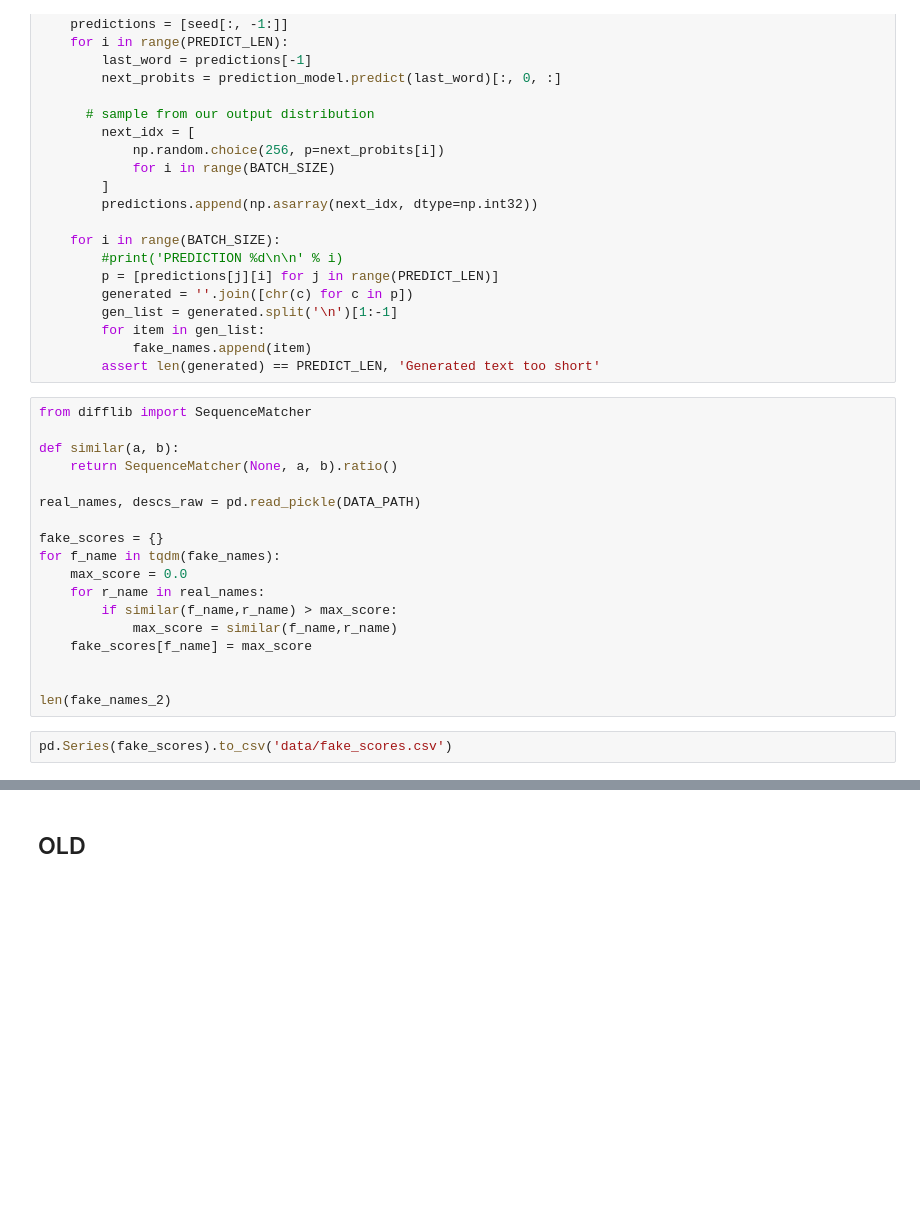
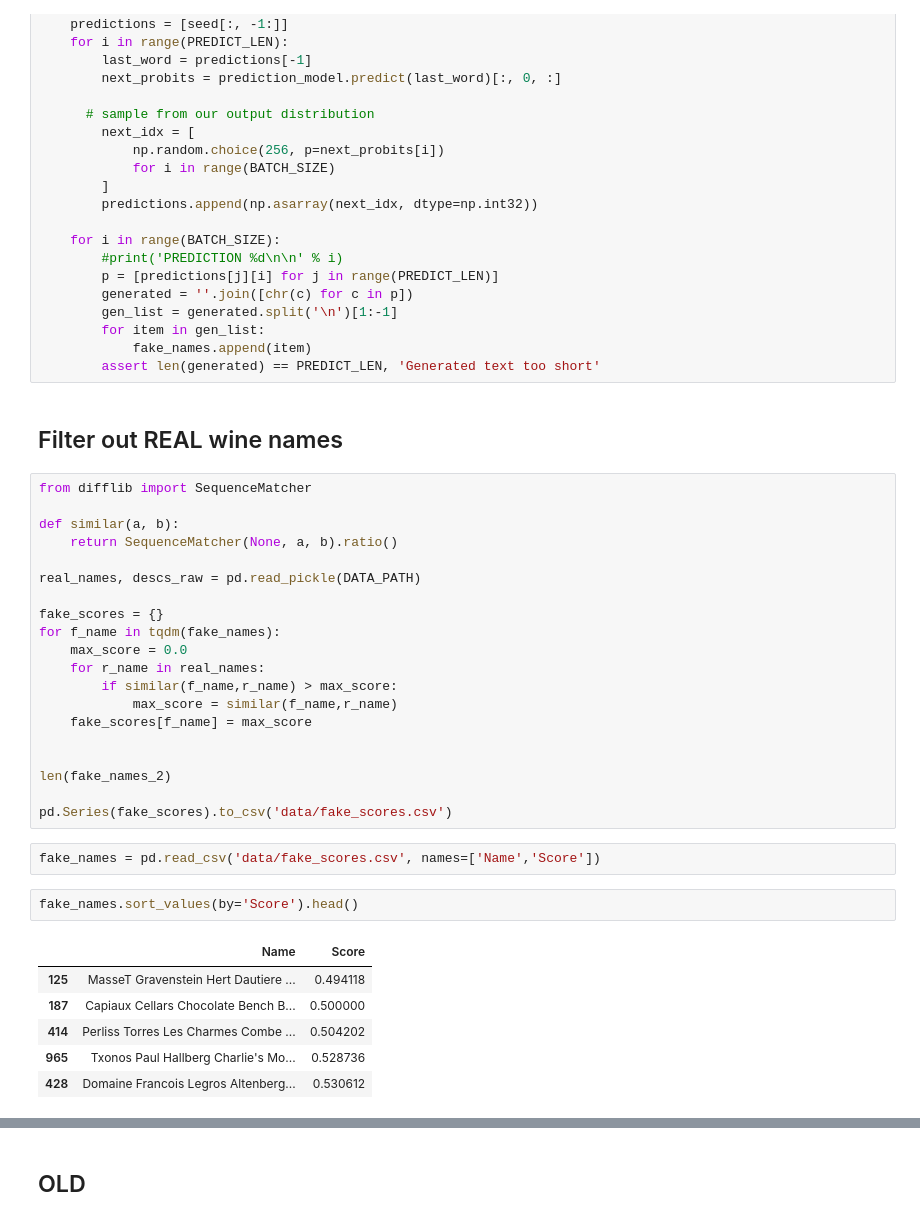
Before and after one commit to cipher982/this-wine-does-not-exist, a Jupyter notebook: 4_char_model_NAMES.ipynb, the cells around one changed output, grey strips where cells are left out. Drawn from its saved outputs; the diff is of its cells as text; blank space fills up the shorter version.

```diff
--- a/4_char_model_NAMES.ipynb
+++ b/4_char_model_NAMES.ipynb
@@ -237,6 +256,8 @@ for ii in tqdm(range(100)):
         for item in gen_list:
             fake_names.append(item)
         assert len(generated) == PREDICT_LEN, 'Generated text too short'
+# %% [markdown]
+## Filter out REAL wine names
 # %%
 from difflib import SequenceMatcher
 
@@ -255,5 +276,16 @@ for f_name in tqdm(fake_names):
 
 
 len(fake_names_2)
+
+pd.Series(fake_scores).to_csv('data/fake_scores.csv')
-# %%
-pd.Series(fake_scores).to_csv('data/fake_scores.csv')
+# %%
+fake_names = pd.read_csv('data/fake_scores.csv', names=['Name','Score'])
+# %%
+fake_names.sort_values(by='Score').head()
+# %% [output]
+|  | Name | Score |
+| 125 | MasseT Gravenstein Hert Dautiere ... | 0.494118 |
+| 187 | Capiaux Cellars Chocolate Bench B... | 0.500000 |
+| 414 | Perliss Torres Les Charmes Combe ... | 0.504202 |
+| 965 | Txonos Paul Hallberg Charlie's Mo... | 0.528736 |
+| 428 | Domaine Francois Legros Altenberg... | 0.530612 |
```
Also changed, not shown: parts of 13 cells of this notebook.
